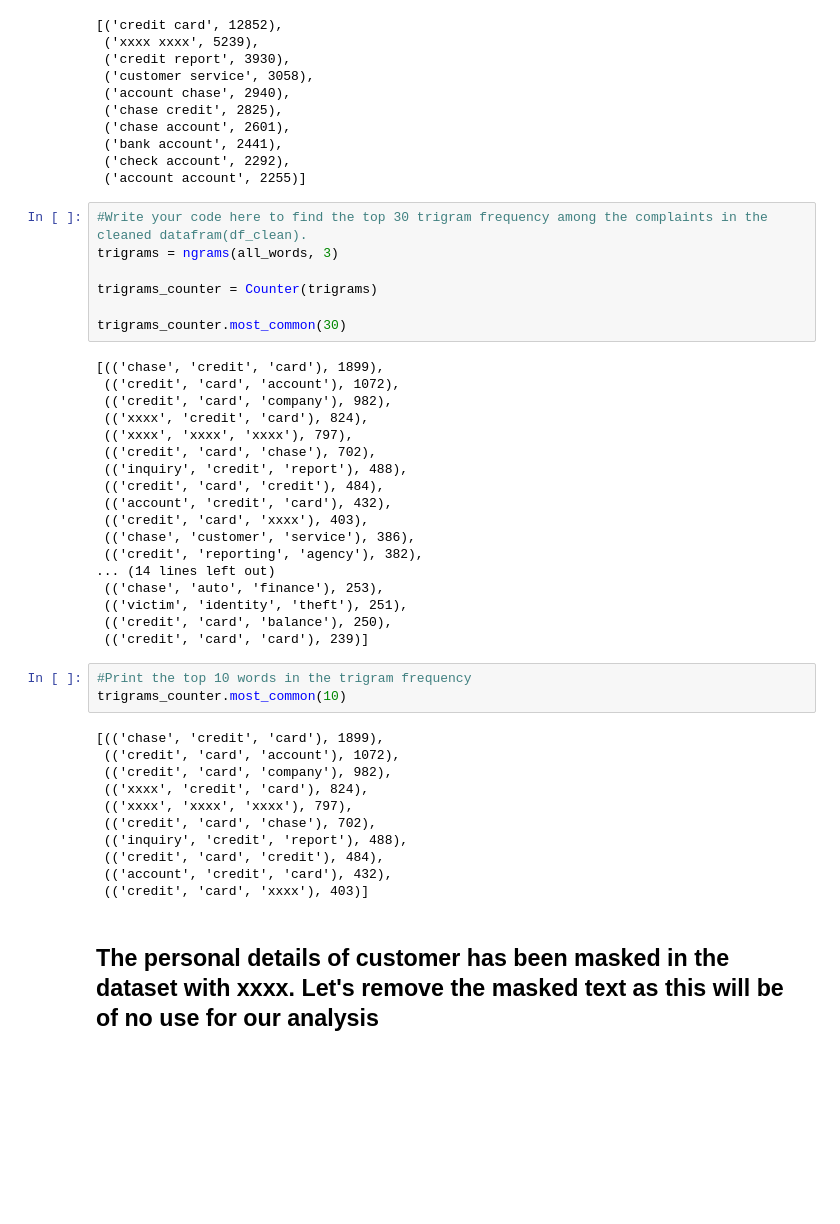
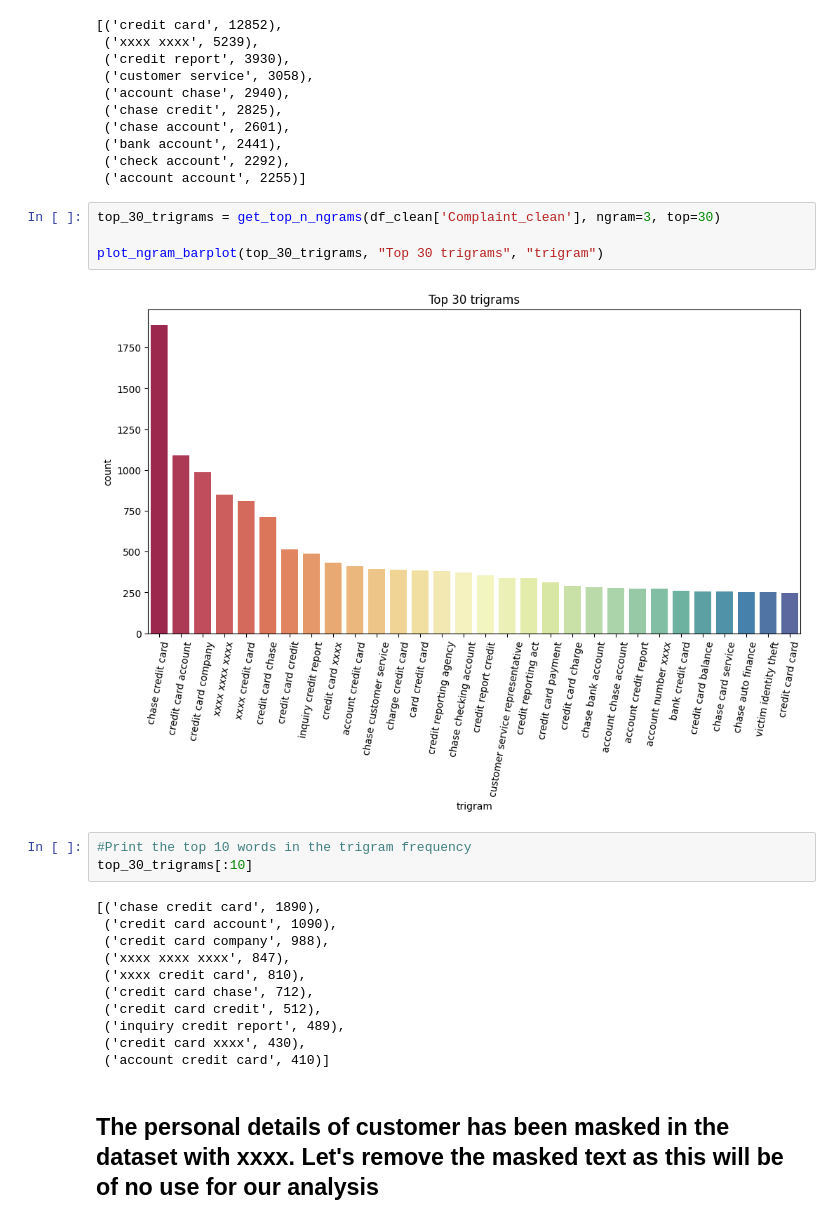
Before and after one commit to ranpariyachetan/automatic-ticket-classification, a Jupyter notebook: Automatic_Ticket_Classification_Assignment.ipynb, the cells around one changed output. Saved outputs shown, nothing was run; the diff lists cells and outputs as text; blank space fills up the shorter version.

Commit message:
Added code for creating chart for top trigrams.

```diff
--- a/Automatic_Ticket_Classification_Assignment.ipynb
+++ b/Automatic_Ticket_Classification_Assignment.ipynb
@@ -443,45 +443,26 @@ top_30_bigrams[:10]
  ('bank account', 2441),
  ('check account', 2292),
  ('account account', 2255)]
-# %%
-#Write your code here to find the top 30 trigram frequency among the complaints in the cleaned datafram(df_clean).
-trigrams = ngrams(all_words, 3)
-
-trigrams_counter = Counter(trigrams)
-
-trigrams_counter.most_common(30)
-# %% [output]
-[(('chase', 'credit', 'card'), 1899),
- (('credit', 'card', 'account'), 1072),
- (('credit', 'card', 'company'), 982),
- (('xxxx', 'credit', 'card'), 824),
- (('xxxx', 'xxxx', 'xxxx'), 797),
- (('credit', 'card', 'chase'), 702),
- (('inquiry', 'credit', 'report'), 488),
- (('credit', 'card', 'credit'), 484),
- (('account', 'credit', 'card'), 432),
- (('credit', 'card', 'xxxx'), 403),
- (('chase', 'customer', 'service'), 386),
- (('credit', 'reporting', 'agency'), 382),
-... (14 lines left out)
- (('chase', 'auto', 'finance'), 253),
- (('victim', 'identity', 'theft'), 251),
- (('credit', 'card', 'balance'), 250),
- (('credit', 'card', 'card'), 239)]
+# %%
+top_30_trigrams = get_top_n_ngrams(df_clean['Complaint_clean'], ngram=3, top=30)
+
+plot_ngram_barplot(top_30_trigrams, "Top 30 trigrams", "trigram")
+# %% [output]
+[figure, added]
 # %%
 #Print the top 10 words in the trigram frequency
-trigrams_counter.most_common(10)
+top_30_trigrams[:10]
 # %% [output]
-[(('chase', 'credit', 'card'), 1899),
- (('credit', 'card', 'account'), 1072),
- (('credit', 'card', 'company'), 982),
- (('xxxx', 'credit', 'card'), 824),
- (('xxxx', 'xxxx', 'xxxx'), 797),
- (('credit', 'card', 'chase'), 702),
- (('inquiry', 'credit', 'report'), 488),
- (('credit', 'card', 'credit'), 484),
- (('account', 'credit', 'card'), 432),
- (('credit', 'card', 'xxxx'), 403)]
+[('chase credit card', 1890),
+ ('credit card account', 1090),
+ ('credit card company', 988),
+ ('xxxx xxxx xxxx', 847),
+ ('xxxx credit card', 810),
+ ('credit card chase', 712),
+ ('credit card credit', 512),
+ ('inquiry credit report', 489),
+ ('credit card xxxx', 430),
+ ('account credit card', 410)]
 # %% [markdown]
 ## The personal details of customer has been masked in the dataset with xxxx. Let's remove the masked text as this will be of no use for our analysis
 # %%
```
